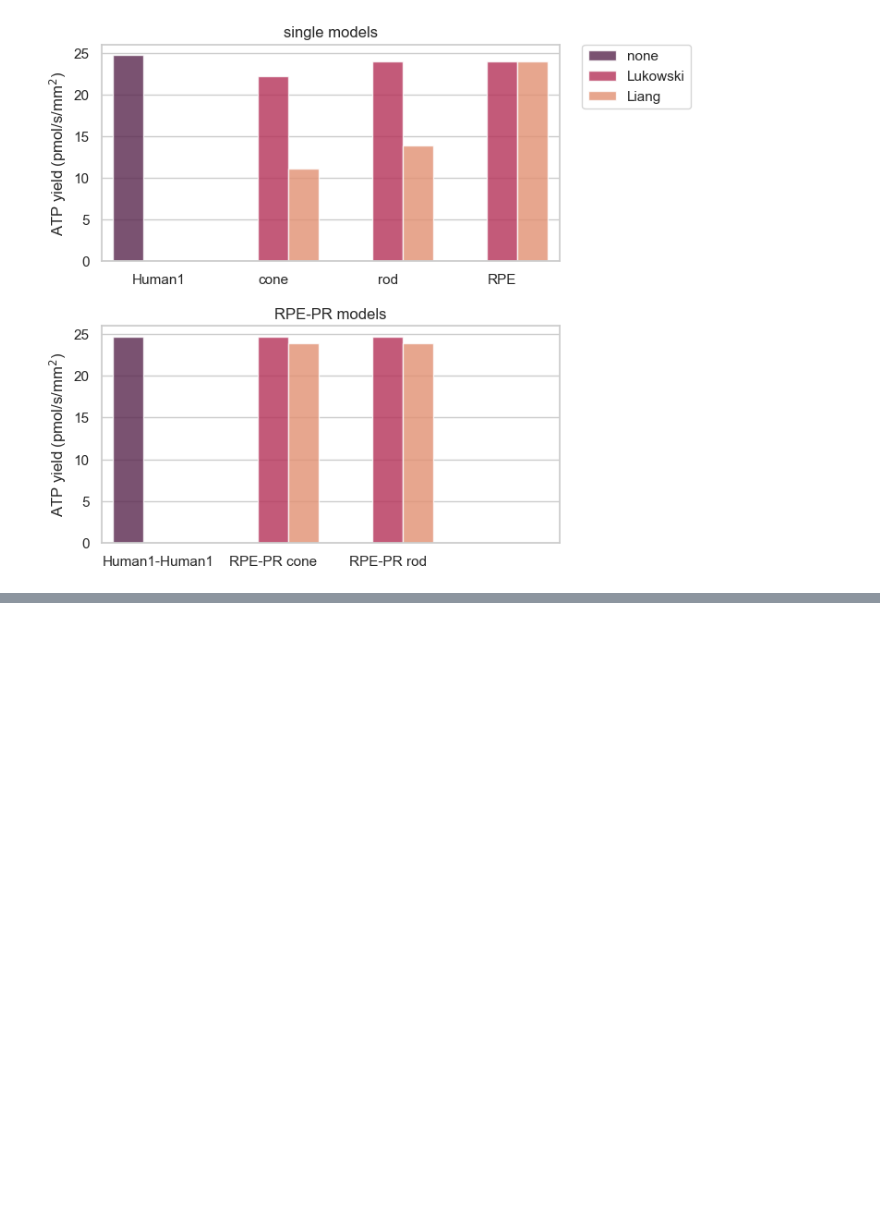
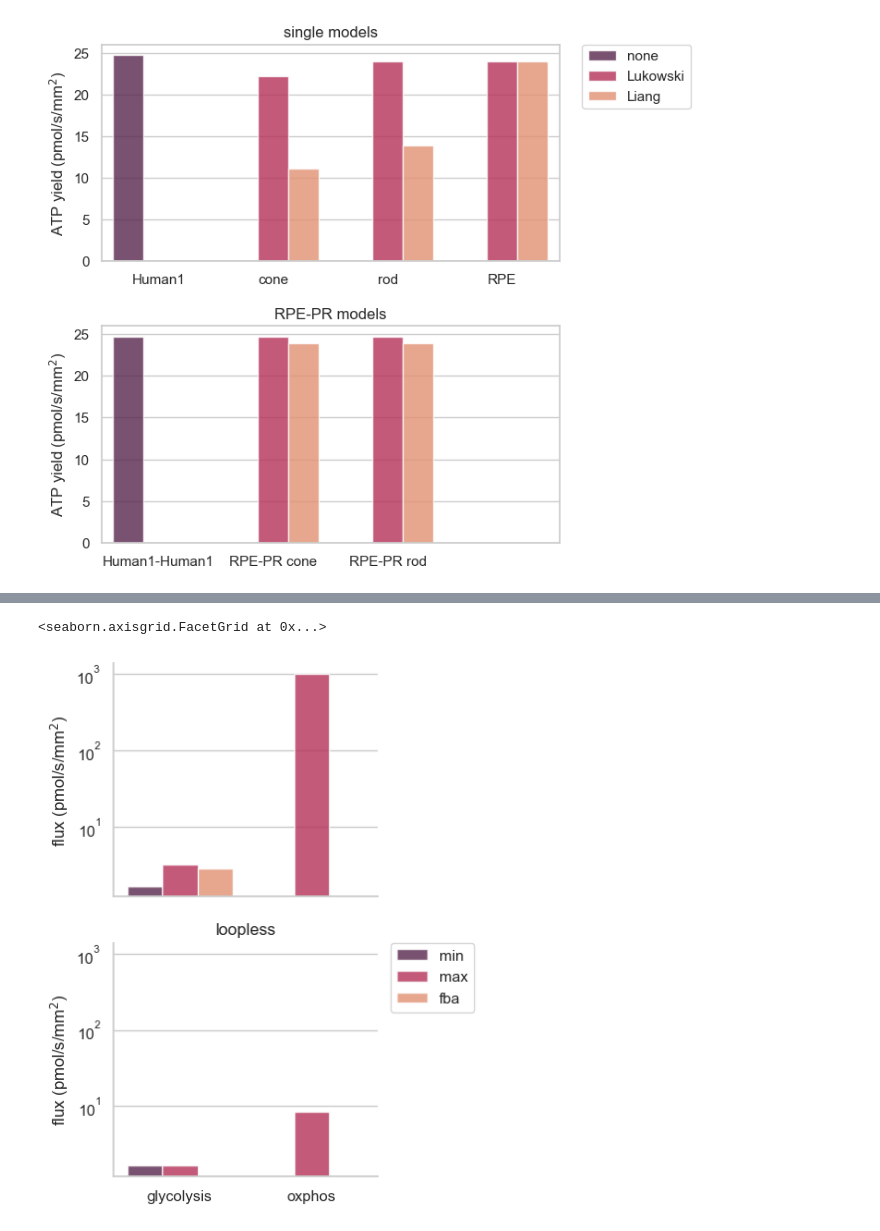
Before and after one commit to stellaprins/Human1_RPE-PR, a Jupyter notebook: jupyter/RPE-PR/test_sampling_oxphos_glucolysis.ipynb, the cells around one changed output, grey strips where cells are left out. Saved outputs shown, nothing was run; the diff lists cells and outputs as text; code cells hidden in the pictures; blank space fills up the shorter version.

```diff
--- a/jupyter/RPE-PR/test_sampling_oxphos_glucolysis.ipynb
+++ b/jupyter/RPE-PR/test_sampling_oxphos_glucolysis.ipynb
@@ -498,0 +681,6 @@ KeyboardInterrupt:
+# %%
+#select columns that have max or min in column name
+oxphos_glycolysis
+oxphos_glycolysis_fva_fba = oxphos_glycolysis[['minimum', 'maximum', 'minimum_loopless', 'maximum_loopless','fba', 'fba_loopless']]
+oxphos_glycolysis_samples = oxphos_glycolysis[[0,1,2,3,4,5,6,7,8,9]]
+oxphos_glycolysis_fva
@@ -498,0 +728,34 @@ KeyboardInterrupt:
+# %%
+# catplot oxphos_glycolysis_fva_fba_long
+import matplotlib.pyplot as plt
+import seaborn as sns
+
+sns.set_theme(style="whitegrid")
+
+# change order of bars in plot to Human1, Human1 (old), RPE, cone, rod make sure to have seperate bars for each datapoint
+g = sns.catplot(
+    data=oxphos_glycolysis_fva_fba_long, kind='bar', row='loopless', dodge=True,
+    x="index", y="value", hue="type", hue_order=['min','max','fba'],
+    order = ['MAR06916_PR','MAR04358_PR'],
+        palette="rocket", alpha=.8, height=3,
+)
+g.despine(left=False)
+g.set_axis_labels("","flux (pmol/s/mm$^{2}$)")
+g.legend.set_title("")
+# rotate x-axis labels
+plt.tight_layout()
+# move legend outside of plot
+plt.legend(bbox_to_anchor=(1.05, 1), loc=2, borderaxespad=0.)
+# plot title
+plt.title('oxphos and glycolysis fluxes')
+#log scale
+plt.yscale('log')
+#remove one legend
+g._legend.remove()
+# change tick axis names
+g.set_xticklabels(['glycolysis','oxphos'])
+# change subplot titles
+g.set_titles(row_template = '{row_name}')
+# %% [output]
+<seaborn.axisgrid.FacetGrid at 0x...>
+[figure, added]
```
Also changed, not shown: parts of 30 cells of this notebook.
